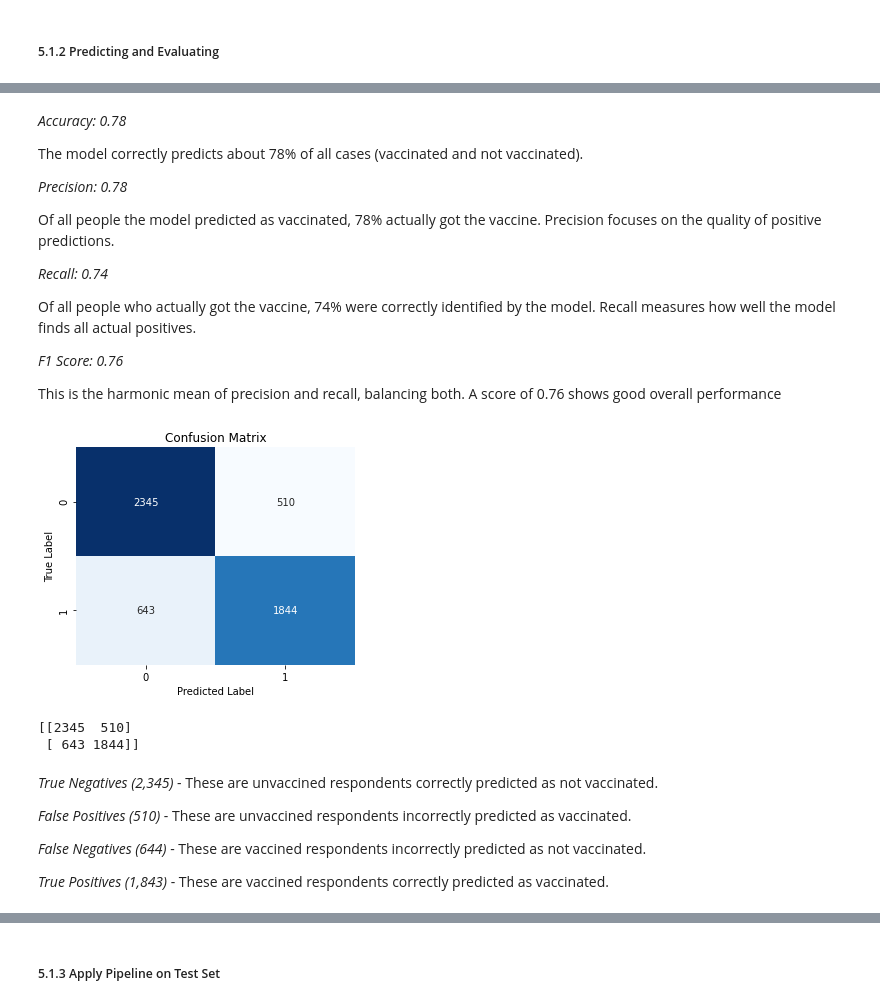
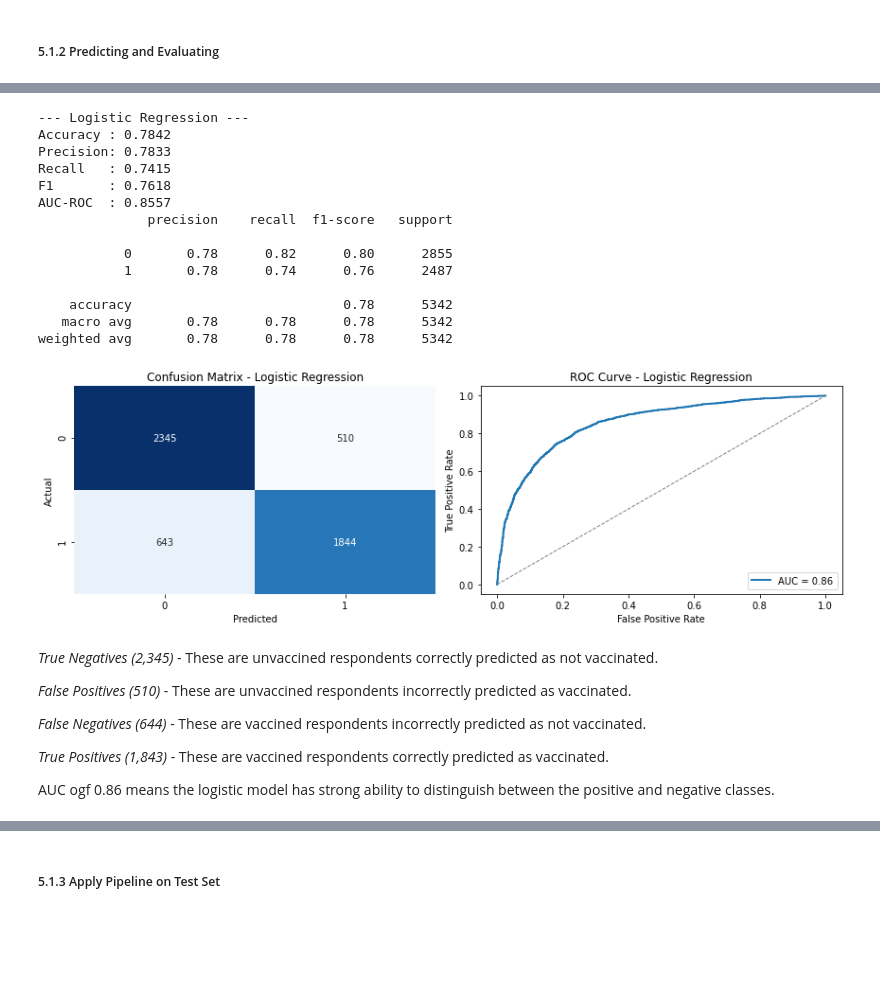
Before and after one commit to Pheonverah/Seasonal-Flu-Vaccine, a Jupyter notebook: index.ipynb, the cells around one changed output, grey strips where cells are left out. Saved outputs shown, nothing was run; the diff lists cells and outputs as text; code cells hidden in the pictures; blank space fills up the shorter version.

Commit message:
refactor(notebook): add reusable evaluation function and streamline model comparison

```diff
--- a/index.ipynb
+++ b/index.ipynb
@@ -707,36 +723,26 @@ weighted avg       0.78      0.78      0.78      5342
-# %% [markdown]
-*Accuracy: 0.78*
-
-The model correctly predicts about 78% of all cases (vaccinated and not vaccinated).
-
-*Precision: 0.78*
-
-Of all people the model predicted as vaccinated, 78% actually got the vaccine. Precision focuses on the quality of positive predictions.
-
-*Recall: 0.74*
-
-Of all people who actually got the vaccine, 74% were correctly identified by the model. Recall measures how well the model finds all actual positives.
-
-*F1 Score: 0.76*
-
-This is the harmonic mean of precision and recall, balancing both. A score of 0.76 shows good overall performance
-# %%
-# Compute confusion matrix
-cm = confusion_matrix(y_val, y_val_pred)
-
-# Plot confusion matrix using seaborn heatmap
-plt.figure(figsize=(5,4))
-sns.heatmap(cm, annot=True, fmt='d', cmap='Blues', cbar=False)
-plt.title("Confusion Matrix")
-plt.xlabel("Predicted Label")
-plt.ylabel("True Label")
-plt.show()
-
-print(cm)
-# %% [output]
-[figure, removed]
-[[2345  510]
- [ 643 1844]]
+# %%
+lr_results = evaluate_model(
+    name='Logistic Regression',
+    pipeline=logistic_pipeline,
+    X_val=X_val,
+    y_val=y_val
+)
+# %% [output]
+--- Logistic Regression ---
+Accuracy : 0.7842
+Precision: 0.7833
+Recall   : 0.7415
+F1       : 0.7618
+AUC-ROC  : 0.8557
+              precision    recall  f1-score   support
+
+           0       0.78      0.82      0.80      2855
+           1       0.78      0.74      0.76      2487
+
+    accuracy                           0.78      5342
+   macro avg       0.78      0.78      0.78      5342
+weighted avg       0.78      0.78      0.78      5342
+[figure, added]
 # %% [markdown]
 *True Negatives (2,345)* - These are unvaccined respondents correctly predicted as not vaccinated.
 
@@ -745,3 +751,5 @@ print(cm)
 *False Negatives (644)* - These are vaccined respondents incorrectly predicted as not vaccinated.
 
 *True Positives (1,843)* - These are vaccined respondents correctly predicted as vaccinated.
+
+AUC ogf 0.86 means the logistic model has strong ability to distinguish  between the positive and negative classes.
```
Also changed, not shown: parts of 29 cells of this notebook.
